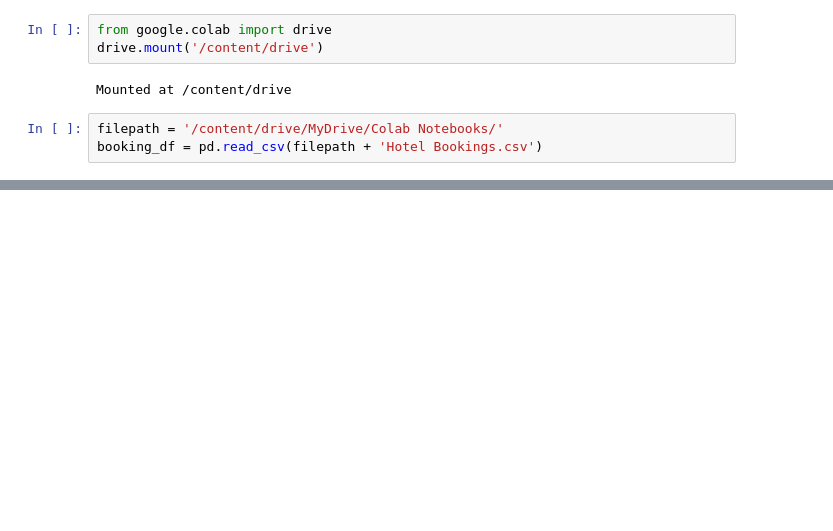
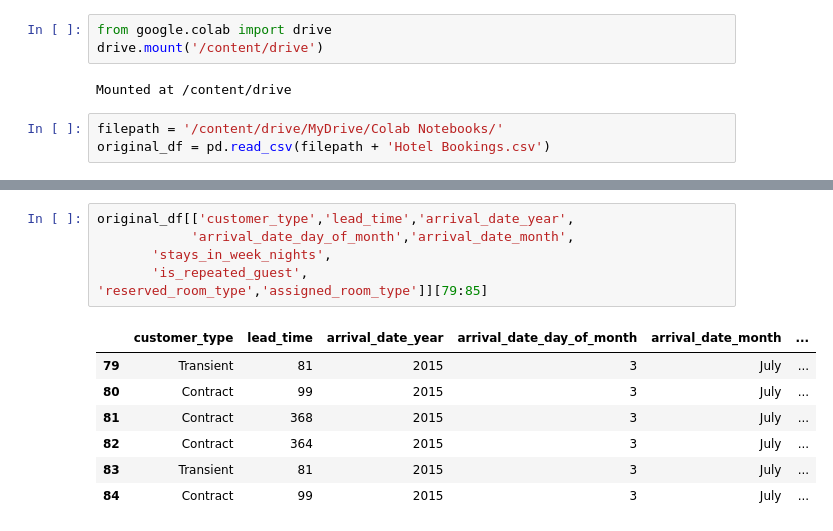
Before and after one commit to smkmohsin/hotel-booking-data-analysis, a Jupyter notebook: Hotel_Booking_Analysis_Sheikh_Mohsin_Kader.ipynb, the cells around one changed output, grey strips where cells are left out. Drawn from its saved outputs; the diff is of its cells as text; blank space fills up the shorter version.

```diff
--- a/Hotel_Booking_Analysis_Sheikh_Mohsin_Kader.ipynb
+++ b/Hotel_Booking_Analysis_Sheikh_Mohsin_Kader.ipynb
@@ -16,4 +21,4 @@ drive.mount('/content/drive')
 Mounted at /content/drive
 # %%
 filepath = '/content/drive/MyDrive/Colab Notebooks/'
-booking_df = pd.read_csv(filepath + 'Hotel Bookings.csv')
+original_df = pd.read_csv(filepath + 'Hotel Bookings.csv')
@@ -19,0 +96,14 @@ booking_df = pd.read_csv(filepath + 'Hotel Bookings.csv')
+# %%
+original_df[['customer_type','lead_time','arrival_date_year',
+            'arrival_date_day_of_month','arrival_date_month',
+       'stays_in_week_nights',
+       'is_repeated_guest',
+'reserved_room_type','assigned_room_type']][79:85]
+# %% [output]
+|  | customer_type | lead_time | arrival_date_year | arrival_date_day_of_month | arrival_date_month | ... |
+| 79 | Transient | 81 | 2015 | 3 | July | ... |
+| 80 | Contract | 99 | 2015 | 3 | July | ... |
+| 81 | Contract | 368 | 2015 | 3 | July | ... |
+| 82 | Contract | 364 | 2015 | 3 | July | ... |
+| 83 | Transient | 81 | 2015 | 3 | July | ... |
+| 84 | Contract | 99 | 2015 | 3 | July | ... |
```
Also changed, not shown: parts of 27 cells of this notebook.
